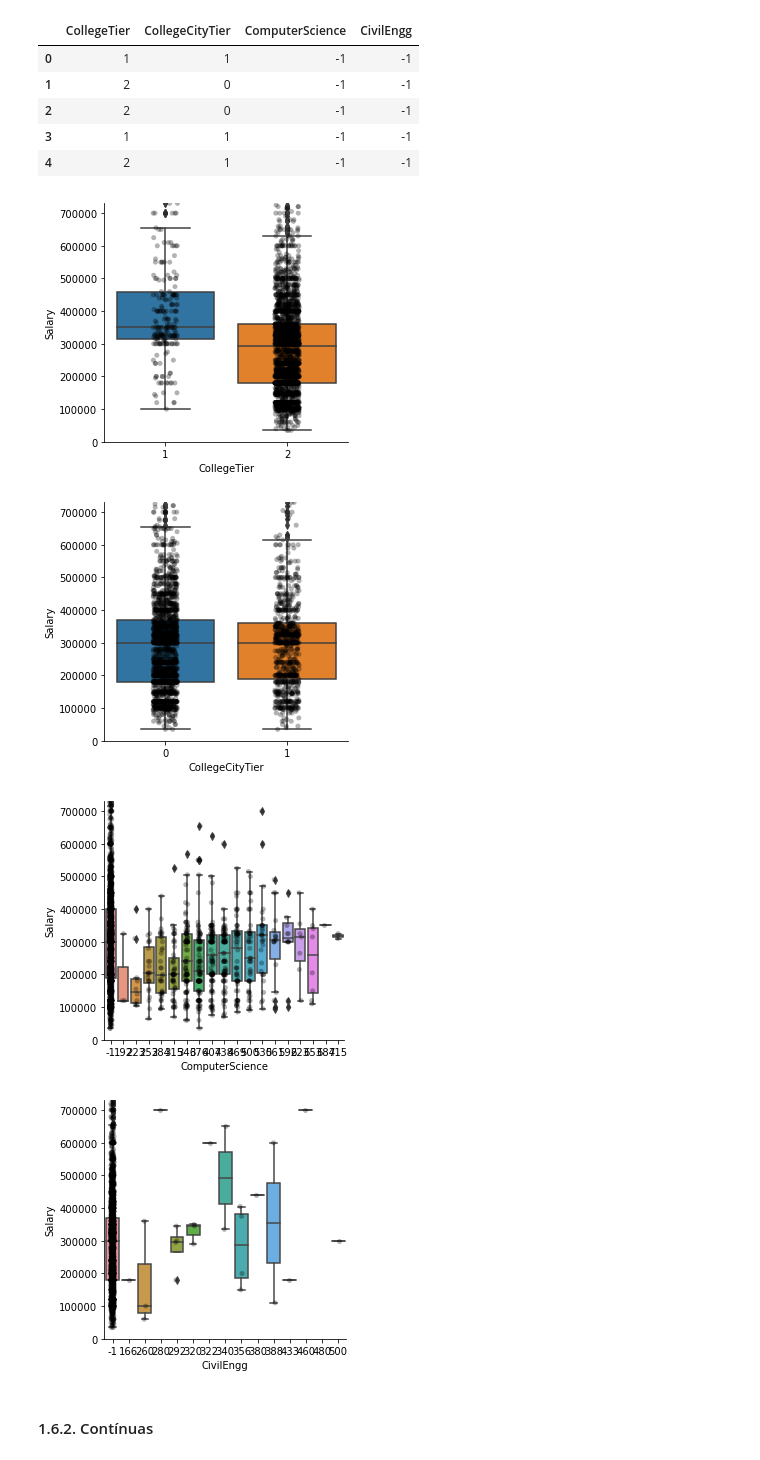
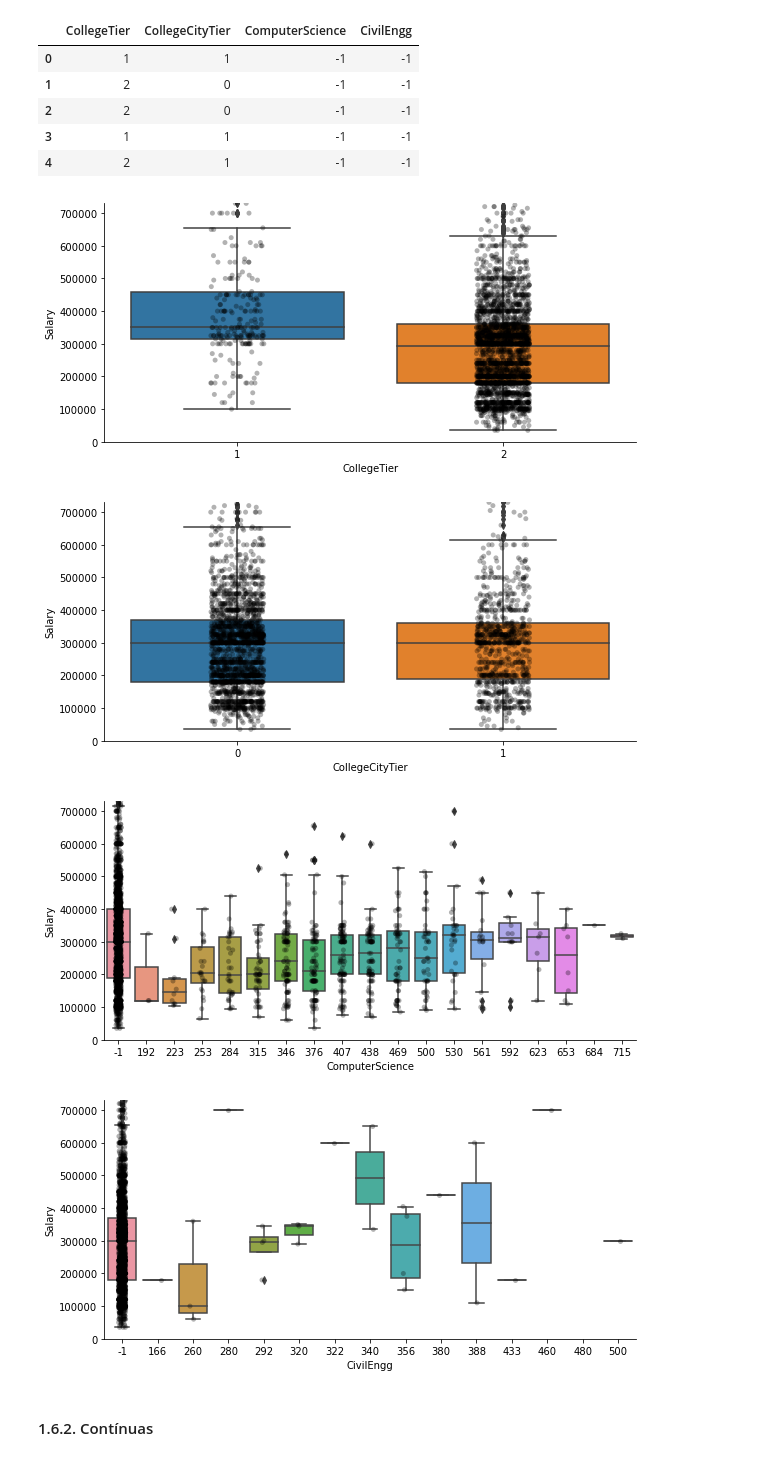
Before and after one commit to baybrian/Product_Dev_Proyecto1, a Jupyter notebook: Proyecto1_Data_analysis.ipynb, the cells around one changed output. Drawn from its saved outputs; the diff is of its cells as text; code cells hidden in the pictures.

```diff
--- a/Proyecto1_Data_analysis.ipynb
+++ b/Proyecto1_Data_analysis.ipynb
@@ -61,0 +61,8 @@ plt.show()
+# %%
+y_transform = pd.DataFrame(data['Salary'])
+y_transform['Log'] = np.log(data['Salary'])
+y_transform['Inv'] = 1/data['Salary']
+y_transform['Cuad'] = data['Salary']**2
+y_transform['BoxCox'], _ = stats.boxcox(data['Salary'])
+y_transform['Yeo_Johnson'], _ = stats.yeojohnson(data['Salary'])
+y_transform
@@ -61,0 +83,16 @@ plt.show()
+# %%
+def plot_density_variable(df, variable):
+    plt.figure(figsize=(10,4))
+
+    plt.subplot(1, 2, 1)
+    df[variable].hist(bins=30)
+    plt.title(variable)
+
+    plt.subplot(1, 2, 2)
+    stats.probplot(df[variable], dist="norm", plot=plt)
+    plt.title(variable)
+
+    plt.show()
+# %%
+for var in y_transform.columns:
+    plot_density_variable(y_transform, var)
@@ -234,15 +278,15 @@ import seaborn as sns
 # %%
 for var in discrete_vars:
     ylim_sup = data['Salary'].mean() + (data['Salary'].std()*2)
-    sns.catplot(x=var, y='Salary', data=data, kind='box', height=4)
+    sns.catplot(x=var, y='Salary', data=data, kind='box', height=4, aspect=2)
     sns.stripplot(x=var, y='Salary', data=data, jitter=0.1, alpha=0.3, color='k')
     plt.ylim([0, ylim_sup])
     plt.show()
 # %% [output]
-[figure, old version]
+[figure, new version]
-[figure, old version]
+[figure, new version]
-[figure, old version]
+[figure, new version]
-[figure, old version]
+[figure, new version]
 # %% [markdown]
 #### 1.6.2. Contínuas
 # %%
```
Also changed, not shown: parts of 15 cells of this notebook, 13 other files.
